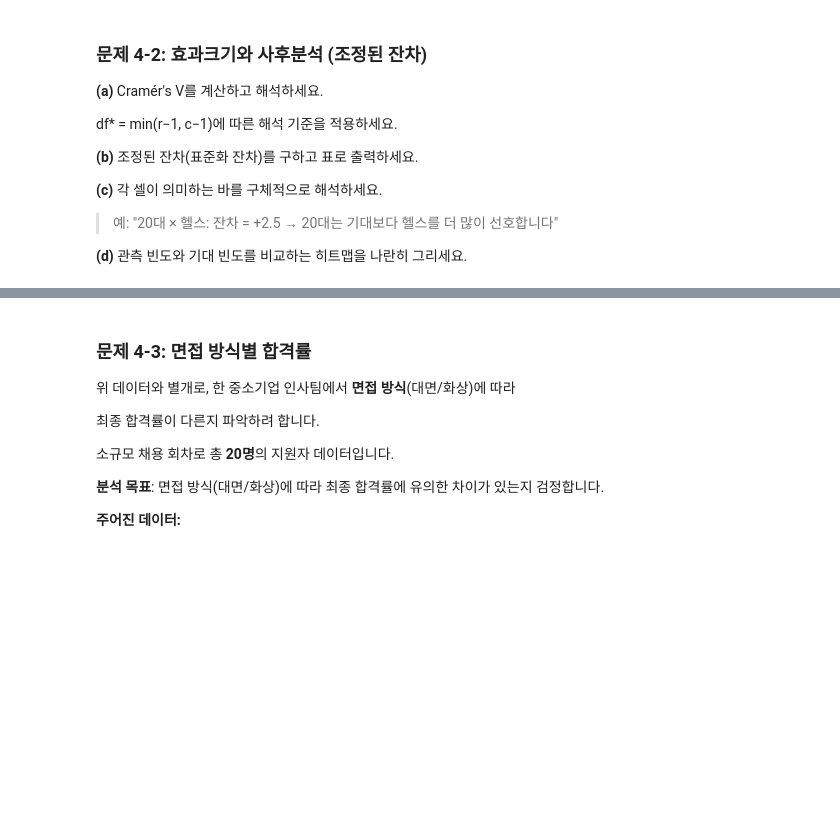
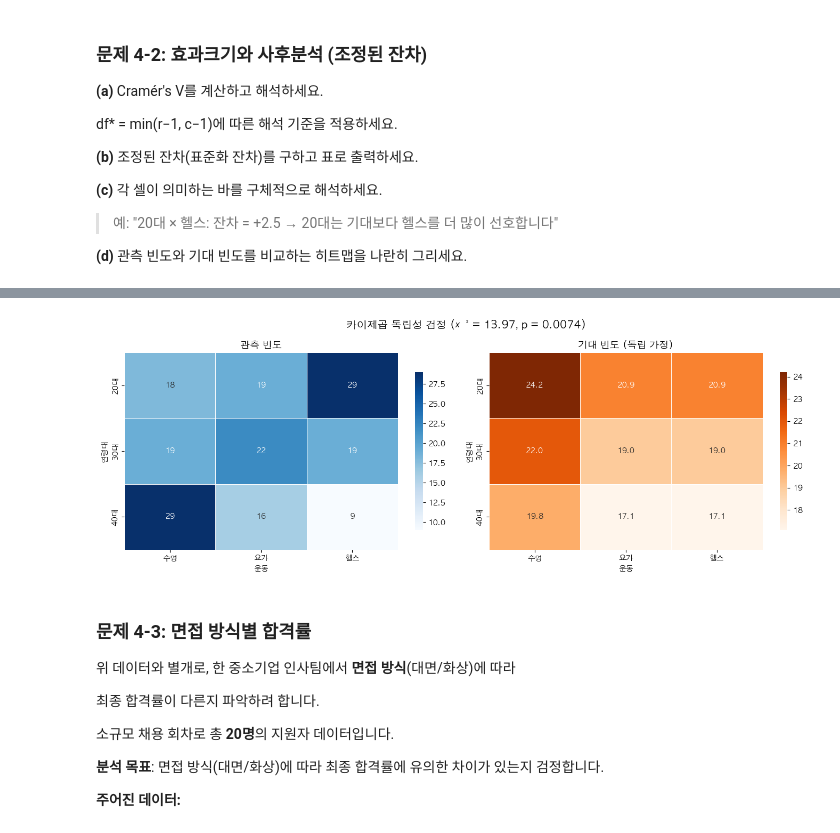
Before and after one commit to rladbstj56/2025_main_bootcamp, a Jupyter notebook: statistics/assignment_muah_tutor/practice_04_assignment_mine.ipynb, the cells around one changed output, grey strips where cells are left out. Cells and saved outputs as stored; diff of their text form; code cells hidden in the pictures; blank space fills up the shorter version.

```diff
--- a/statistics/assignment_muah_tutor/practice_04_assignment_mine.ipynb
+++ b/statistics/assignment_muah_tutor/practice_04_assignment_mine.ipynb
@@ -967,29 +985,33 @@ ct_raw_ex = pd.crosstab(df_survey['연령대'], df_survey['운동'])
 
 # TODO (a): 가설 설정
 print("(a) 가설 설정:")
-# print(f"    H₀: ...")
-# print(f"    H₁: ...")
+print(f"    H₀: 연령대별 선호하는 운동 종류에 의미있는 차이가 없다")
+print(f"    H₁: 연령대별 선호하는 운동 종류에 의미있는 차이가 존재한다")
 
 # TODO (b): 기대빈도 + Cochran's rule
-chi2_ex = None
-p_ex = None
-dof_ex = None
-expected_ex = None
+chi2_ex = stats.chi2_contingency(ct_raw_ex)[0]
+p_ex = stats.chi2_contingency(ct_raw_ex)[1]
+dof_ex = stats.chi2_contingency(ct_raw_ex)[2]
+expected_ex = stats.chi2_contingency(ct_raw_ex)[3]
+
+expected_df = pd.DataFrame(expected_ex, index=ct_raw_ex.index, columns=ct_raw_ex.columns)
 
 print(f"\n(b) 기대빈도:")
+display(expected_df.round(1))
 
-# Cochran's rule 점검
-
+# Cochran's rule 점검 (1) E<5인 셀이 20% 이하 AND (2) E<1인 셀이 0개
+print(f"전체 셀의 값이 5 이상이므로 cochran's rule을 만족한다")
 
 # TODO (c): 검정 수행
 print(f"\n(c) 독립성 검정:")
-print(f"    χ² = {chi2_ex}")
-print(f"    자유도 (df) = {dof_ex}")
-print(f"    p-value = {p_ex}")
+print(f"    χ² = {chi2_ex}") # χ² = 13.965516408100141
+print(f"    자유도 (df) = {dof_ex}") # 자유도 (df) = 4
+print(f"    p-value = {p_ex}") # p-value = 0.0074059302638624525
 
 # TODO (d): 결론
 print(f"\n(d) 결론 (α=0.05):")
-# print(f"    ...")
+print(f"    p-value가 0.05보다 작기 때문에 연령대별 선호하는 운동 종류에 의미있는 차이가 없다는 귀무가설을 기각한다")
+print(f"    즉, 연령대와 선호하는 운동의 종류는 연관성이 있다고 예상할 수 있다")
 # %% [output]
 [문제 4-1] 가설 설정 및 독립성 검정
 ----------------------------------------
@@ -1064,3 +1158,22 @@ plt.show()
+# %%
+import seaborn as sns
+fig, axes = plt.subplots(1, 2, figsize=(14, 5))
+
+sns.heatmap(ct_raw, annot=True, fmt='d', cmap='Blues', ax=axes[0],
+            linewidths=0.5, cbar_kws={'shrink': 0.8})
+axes[0].set_title('관측 빈도', fontsize=13, fontweight='bold')
+
+sns.heatmap(pd.DataFrame(expected_ex, index=ct_raw.index, columns=ct_raw.columns),
+            annot=True, fmt='.1f', cmap='Oranges', ax=axes[1],
+            linewidths=0.5, cbar_kws={'shrink': 0.8})
+axes[1].set_title('기대 빈도 (독립 가정)', fontsize=13, fontweight='bold')
+
+fig.suptitle(f"카이제곱 독립성 검정 (χ² = {chi2_ex:.2f}, p = {p_ex:.4f})",
+             fontsize=14, fontweight='bold')
+plt.tight_layout()
+plt.show()
+# %% [output]
+[figure, added]
 # %% [markdown]
 ### 문제 4-3: 면접 방식별 합격률
 
```
Also changed, not shown: parts of 13 cells of this notebook, 19 other files.
